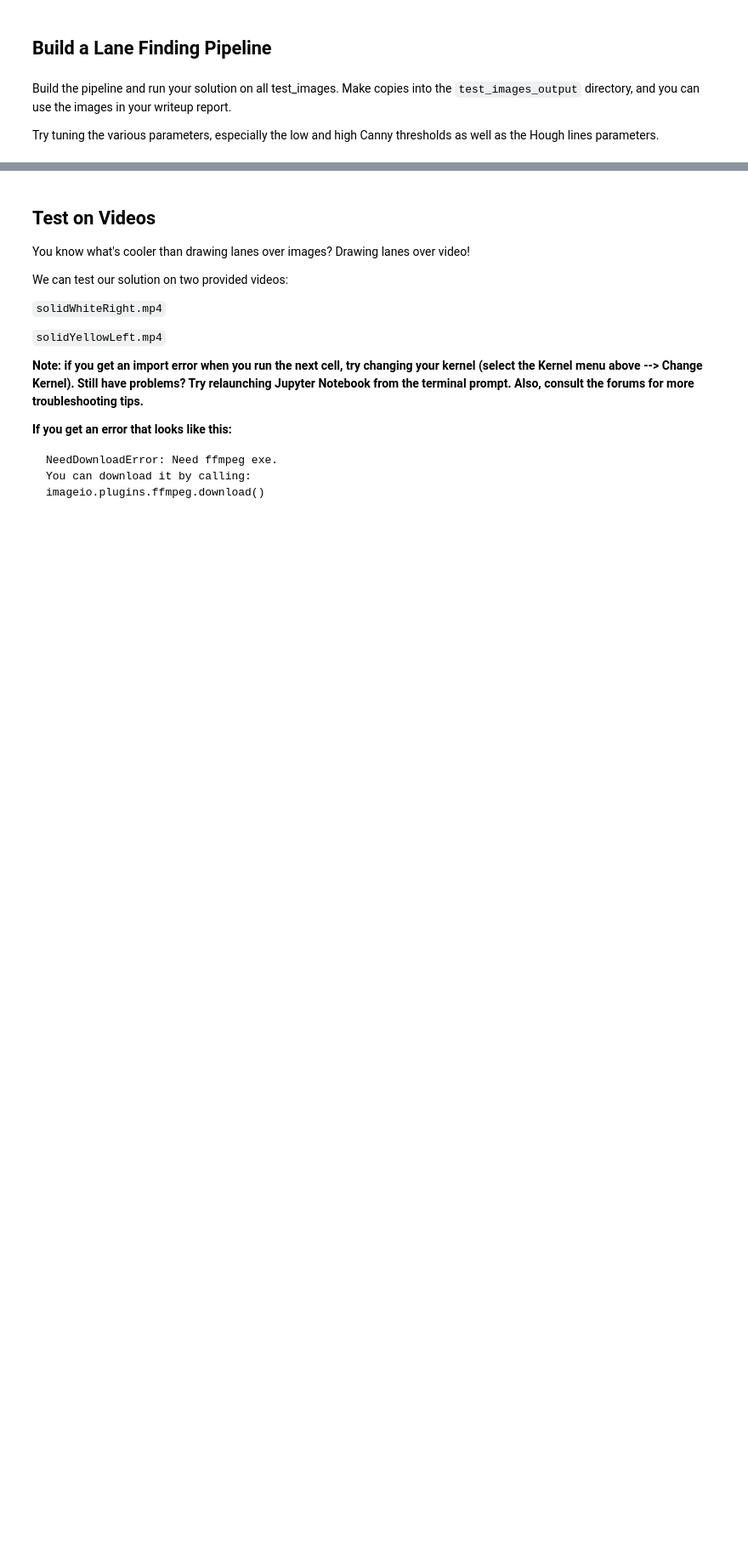
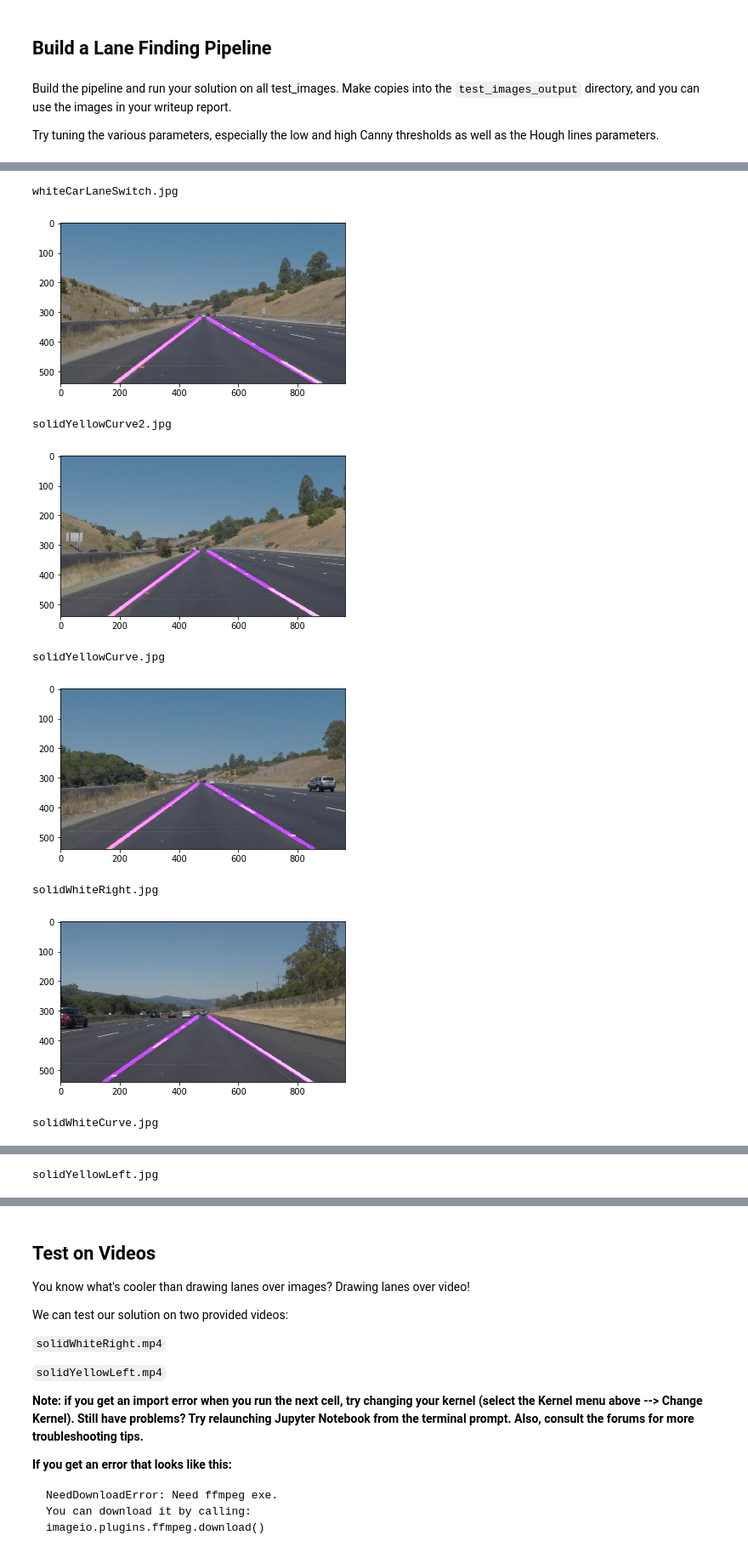
Before and after one commit to deemarc/CarND-LaneLines-P1, a Jupyter notebook: P1.ipynb, the cells around one changed output, grey strips where cells are left out. Shown: that part at 85% size. Saved outputs shown, nothing was run; the diff lists cells and outputs as text; code cells hidden in the pictures; blank space fills up the shorter version.

```diff
--- a/P1.ipynb
+++ b/P1.ipynb
@@ -364,0 +243,29 @@ plt.imshow(lines_edges)
+# %%
+import os
+
+#adjusting parameter
+KERNEL_SIZE = 5
+LOW_THRESHOLD = 75 # threshold for canny edge detector
+HIGH_THRESHOLD = 150 # threshold for canny edge detector
+
+
+RHO = 2 # distance resolution in pixels of the Hough grid
+THETA = np.pi/180 # angular resolution in radians of the Hough grid
+VOTE = 100    # minimum number of votes (intersections in Hough grid cell)
+MIN_LINE_LEN = 25 #minimum number of pixels making up a line
+MAX_LINE_GAP = 25   # maximum gap in pixels between connectable line segments
+#my pipeline
+def draw_traffic_lane(img):
+    gray = grayscale(img)
+    blur_gray = gaussian_blur(gray, KERNEL_SIZE)
+    edges= canny(blur_gray, LOW_THRESHOLD, HIGH_THRESHOLD)
+    imshape = img.shape
+    vertices = np.array([[(80,imshape[0]),((imshape[1]/2)-25,(imshape[0]/2)+50), ((imshape[1]/2)+25, (imshape[0]/2)+50), (imshape[1]-80,imshape[0])]], dtype=np.int32)
+
+    masked_edge = region_of_interest(edges, vertices)
+    line_image = np.copy(img)*0 #creating a blank to draw lines on
+
+    #apply hough transform
+    line_img = hough_lines(masked_edge, RHO, THETA, VOTE, MIN_LINE_LEN, MAX_LINE_GAP)
+    # Draw the lines on the edge image
+    return weighted_img(line_img, img, α=0.8, β=1., λ=0.)
@@ -364,0 +277,24 @@ plt.imshow(lines_edges)
+# %%
+
+
+#get all images in the folder. Also verify that it is a jpg image
+test_images = [f for f in os.listdir("test_images/") if f.endswith('.jpg')]
+
+for curImg in test_images:
+    print(curImg)
+    imageLp = mpimg.imread("test_images/"+curImg)
+    finImg = draw_traffic_lane(imageLp)
+    outDir = "test_images_output/"+curImg
+    mpimg.imsave(outDir,finImg)
+    plt.imshow(finImg)
+    plt.show()
+# %% [output]
+whiteCarLaneSwitch.jpg
+[figure, added]
+solidYellowCurve2.jpg
+[figure, added]
+solidYellowCurve.jpg
+[figure, added]
+solidWhiteRight.jpg
+[figure, added]
+solidWhiteCurve.jpg
@@ -364,0 +302 @@ plt.imshow(lines_edges)
+solidYellowLeft.jpg
```
Also changed, not shown: parts of 17 cells of this notebook, 7 other files.
